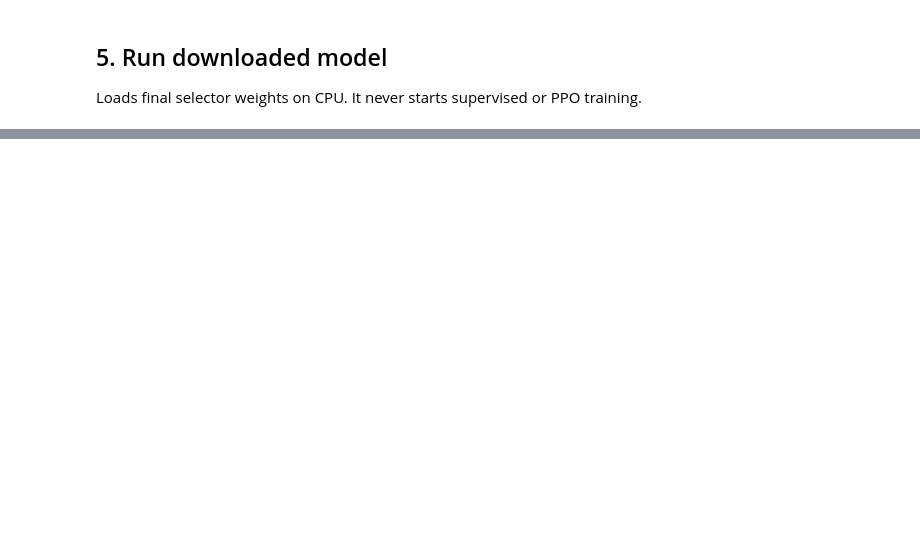
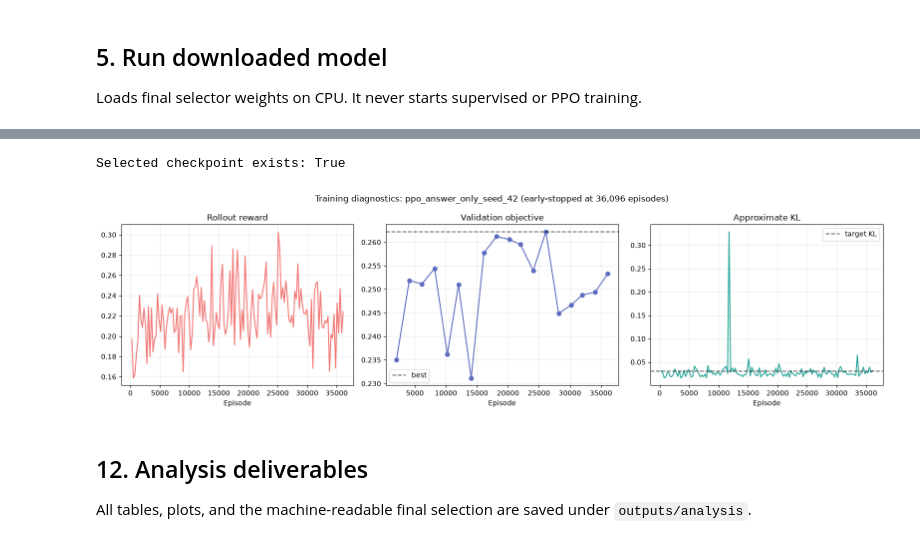
Before and after one commit to Achintya2510/CS_769_Project, a Jupyter notebook: local_workflow.ipynb, the cells around one changed output, grey strips where cells are left out. Saved outputs shown, nothing was run; the diff lists cells and outputs as text; code cells hidden in the pictures; blank space fills up the shorter version.

```diff
--- a/local_workflow.ipynb
+++ b/local_workflow.ipynb
@@ -64,0 +196,14 @@ if RUN_DOWNLOADED_MODEL:
+# %%
+run_rows = []
+for run_name, metrics in all_scores['per_run'].items():
+    run_rows.append({
+        'Run': run_name,
+        'Answer EM': metrics['answer_em'],
+        'Answer F1': metrics['answer_f1'],
+        'Evidence F1': metrics['evidence_f1'],
+        'Evidence count': metrics['average_evidence_count'],
+        'Latency (ms)': metrics['average_latency_ms'],
+    })
+per_run_table = pd.DataFrame(run_rows).sort_values('Answer F1', ascending=False).reset_index(drop=True)
+per_run_table.to_csv(analysis_dir / 'per_run_ranking.csv', index=False)
+display(per_run_table.style.format(precision=4).highlight_max(subset=['Answer EM', 'Answer F1', 'Evidence F1'], color='#d9ead3'))
@@ -64,0 +345,46 @@ if RUN_DOWNLOADED_MODEL:
+# %%
+ppo_method_rows = method_table[method_table['method_key'].str.startswith('ppo_')]
+selected_method = ppo_method_rows.sort_values('Answer F1', ascending=False).iloc[0]['method_key']
+selected_runs = per_run_table[per_run_table['Run'].str.startswith(selected_method + '_seed_')]
+selected_run = selected_runs.sort_values('Answer F1', ascending=False).iloc[0]
+selected_seed = int(re.search(r'_seed_(\d+)$', selected_run['Run']).group(1))
+selected_checkpoint = runs_dir / selected_run['Run'] / 'best.pt'
+selection = {
+    'selection_metric': 'answer_f1',
+    'selected_method': selected_method,
+    'selected_run': selected_run['Run'],
+    'selected_seed': selected_seed,
+    'checkpoint': str(selected_checkpoint.resolve()),
+    'answer_em': float(selected_run['Answer EM']),
+    'answer_f1': float(selected_run['Answer F1']),
+    'evidence_f1': float(selected_run['Evidence F1']),
+    'average_evidence_count': float(selected_run['Evidence count']),
+}
+(analysis_dir / 'final_selection.json').write_text(json.dumps(selection, indent=2), encoding='utf-8')
+display(pd.DataFrame([selection]))
+print(f"Selected checkpoint exists: {selected_checkpoint.exists()}")
+
+import torch
+checkpoint = torch.load(runs_dir / selected_run['Run'] / 'latest.pt', map_location='cpu', weights_only=False)
+progress = checkpoint['progress']
+training_log = pd.DataFrame(progress['logs'])
+figure, axes = plt.subplots(1, 3, figsize=(16, 4.5))
+axes[0].plot(training_log['episode'], training_log['reward'], color='#ef5350', alpha=0.8)
+axes[0].set_title('Rollout reward')
+validation_log = training_log.dropna(subset=['validation'])
+axes[1].plot(validation_log['episode'], validation_log['validation'], marker='o', color='#5c6bc0')
+axes[1].axhline(progress['best_validation'], linestyle='--', color='black', alpha=0.6, label='best')
+axes[1].legend()
+axes[1].set_title('Validation objective')
+axes[2].plot(training_log['episode'], training_log['approximate_kl'], color='#26a69a')
+axes[2].axhline(config['training']['target_kl'], linestyle='--', color='black', alpha=0.6, label='target KL')
+axes[2].legend()
+axes[2].set_title('Approximate KL')
+for axis in axes:
+    axis.set_xlabel('Episode')
+    axis.grid(alpha=0.25)
+figure.suptitle(f"Training diagnostics: {selected_run['Run']} (early-stopped at {progress['episode']:,} episodes)")
+figure.tight_layout()
+figure.savefig(analysis_dir / 'selected_training_diagnostics.png', dpi=180, bbox_inches='tight')
+plt.show()
+# %% [output]
@@ -64,0 +393,5 @@ if RUN_DOWNLOADED_MODEL:
+Selected checkpoint exists: True
+[figure, added]
+# %% [markdown]
+## 12. Analysis deliverables
+All tables, plots, and the machine-readable final selection are saved under `outputs/analysis`.
```
Also changed, not shown: parts of 15 cells of this notebook, 2 other files.
